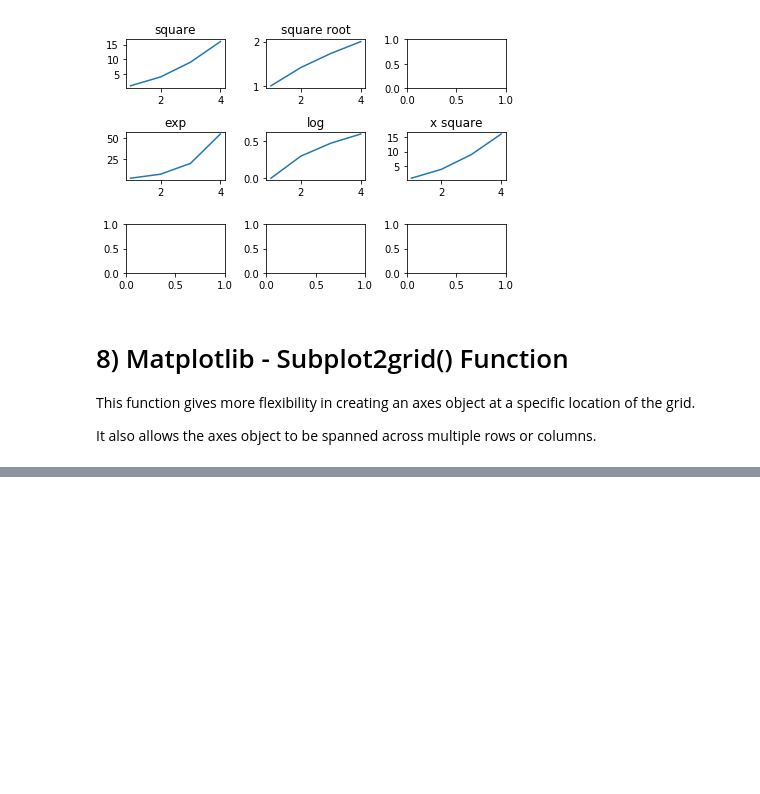
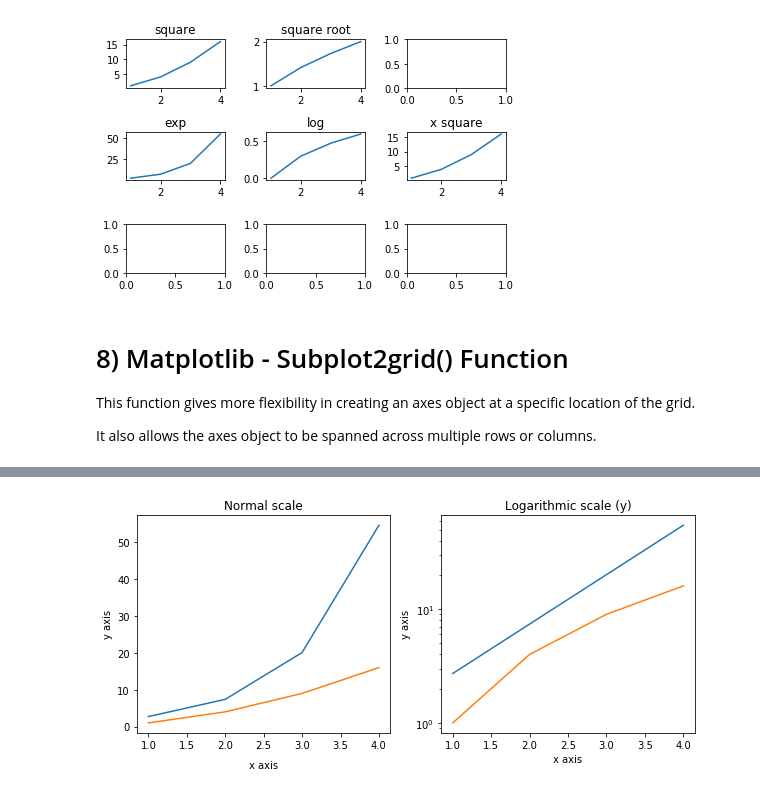
Before and after one commit to victoryapcheeann/matplotlib101, a Jupyter notebook: matplotlib101.ipynb, the cells around one changed output, grey strips where cells are left out. Drawn from its saved outputs; the diff is of its cells as text; code cells hidden in the pictures; blank space fills up the shorter version.

```diff
--- a/matplotlib101.ipynb
+++ b/matplotlib101.ipynb
@@ -255,0 +314,26 @@ It also allows the axes object to be spanned across multiple rows or columns.
+# %%
+import matplotlib.pyplot as plt
+import numpy as np
+
+fig, axes = plt.subplots(1, 2, figsize=(10,4))
+x = np.arange(1,5)
+
+axes[0].plot( x, np.exp(x))
+axes[0].plot(x,x**2)
+axes[0].set_title("Normal scale")
+
+axes[1].plot (x, np.exp(x))
+axes[1].plot(x, x**2)
+axes[1].set_yscale("log")
+axes[1].set_title("Logarithmic scale (y)")
+
+axes[0].set_xlabel("x axis")
+axes[0].set_ylabel("y axis")
+axes[0].xaxis.labelpad = 10
+
+axes[1].set_xlabel("x axis")
+axes[1].set_ylabel("y axis")
+
+plt.show()
+# %% [output]
+[figure, added]
```
Also changed, not shown: parts of 58 cells of this notebook.
